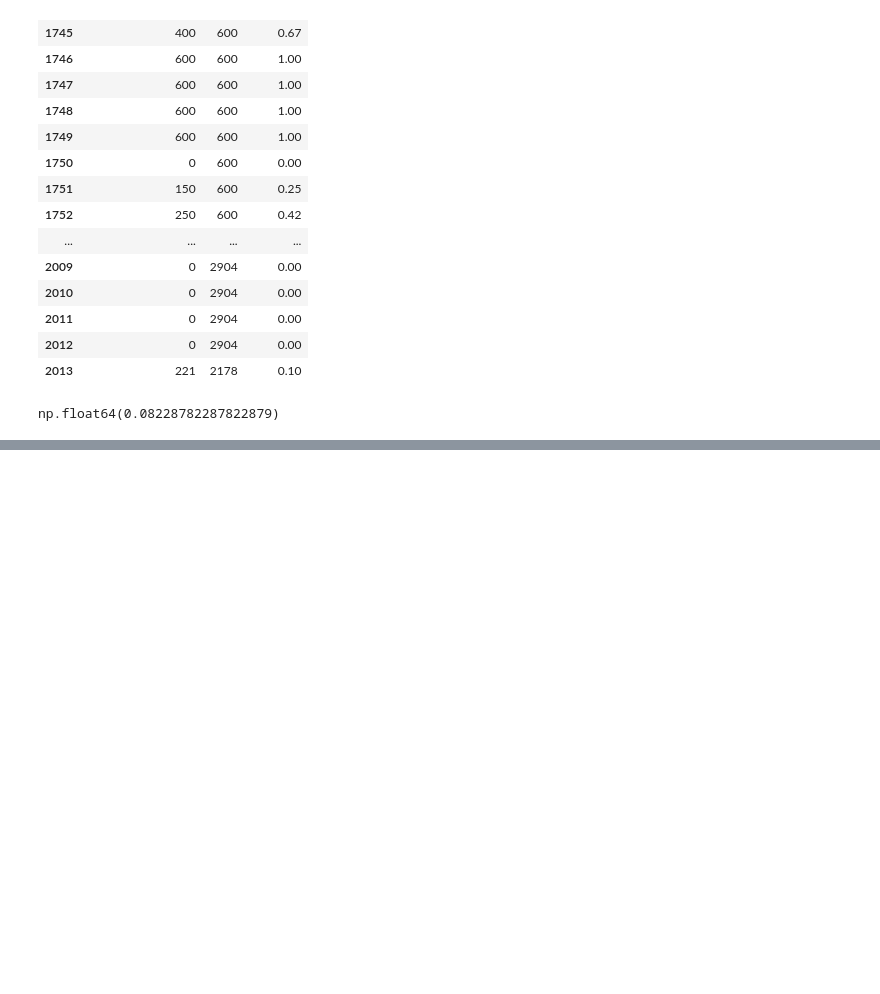
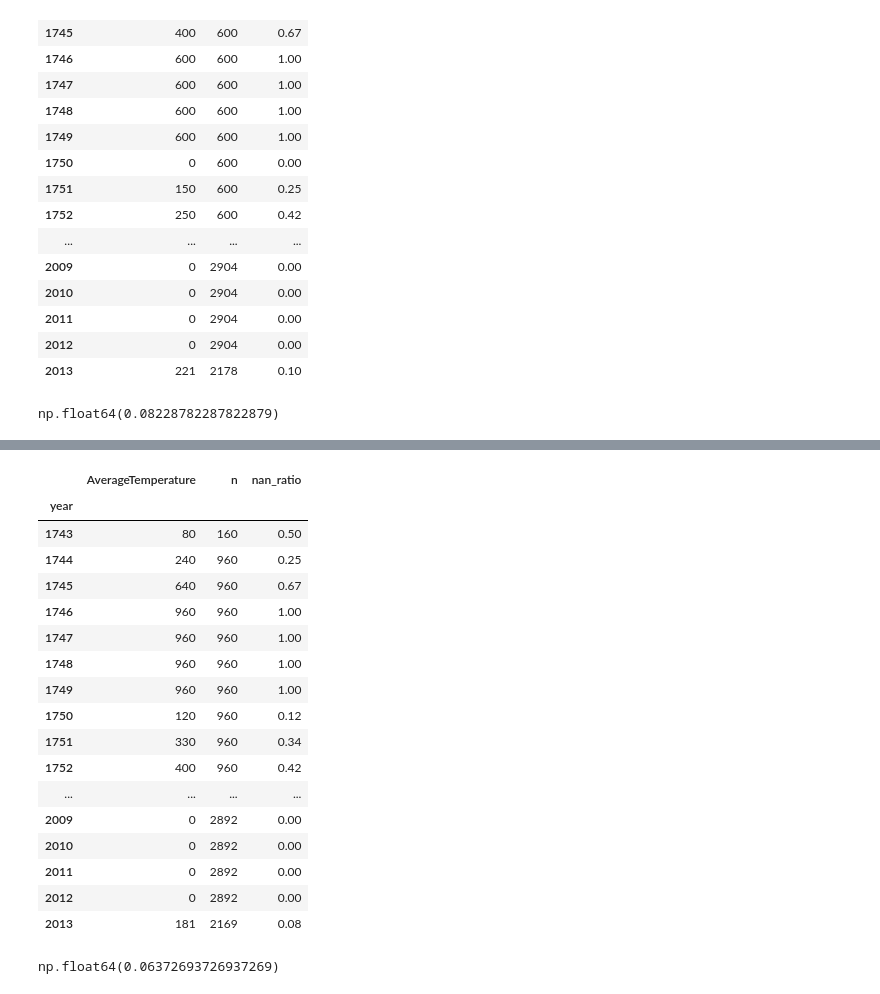
Before and after one commit to TimoWijnen2001/case-climate-watch, a Jupyter notebook: notebooks/03_data_exploration.ipynb, the cells around one changed output, grey strips where cells are left out. Cells and saved outputs as stored; diff of their text form; code cells hidden in the pictures; blank space fills up the shorter version.

```diff
--- a/notebooks/03_data_exploration.ipynb
+++ b/notebooks/03_data_exploration.ipynb
@@ -286,0 +312,28 @@ np.float64(0.08228782287822879)
+# %%
+df_state["n"] = None
+df_nr_of_empty_values = df_state.isna().groupby(df_state["year"]).sum()
+df_nr_of_empty_values["nan_ratio"] = round(df_nr_of_empty_values["AverageTemperature"] / df_nr_of_empty_values["n"], 2)
+with pd.option_context("Display.max_rows", None):
+    display(df_nr_of_empty_values[["AverageTemperature", "n", "nan_ratio"]])
+
+df_nr_of_empty_values["nan_ratio"].mean()
+# %% [output]
+|  | AverageTemperature | n | nan_ratio |
+| year |  |  |  |
+| 1743 | 80 | 160 | 0.50 |
+| 1744 | 240 | 960 | 0.25 |
+| 1745 | 640 | 960 | 0.67 |
+| 1746 | 960 | 960 | 1.00 |
+| 1747 | 960 | 960 | 1.00 |
+| 1748 | 960 | 960 | 1.00 |
+| 1749 | 960 | 960 | 1.00 |
+| 1750 | 120 | 960 | 0.12 |
+| 1751 | 330 | 960 | 0.34 |
+| 1752 | 400 | 960 | 0.42 |
+| ... | ... | ... | ... |
+| 2009 | 0 | 2892 | 0.00 |
+| 2010 | 0 | 2892 | 0.00 |
+| 2011 | 0 | 2892 | 0.00 |
+| 2012 | 0 | 2892 | 0.00 |
+| 2013 | 181 | 2169 | 0.08 |
+np.float64(0.06372693726937269)
```
Also changed, not shown: parts of 12 cells of this notebook.
